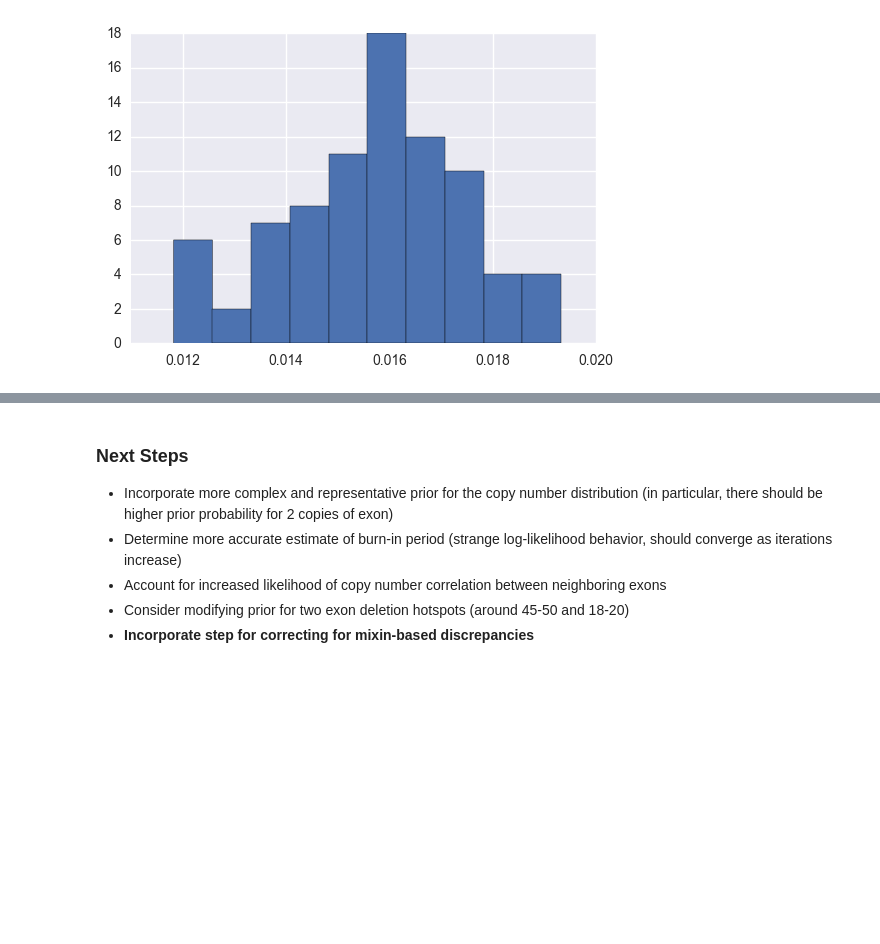
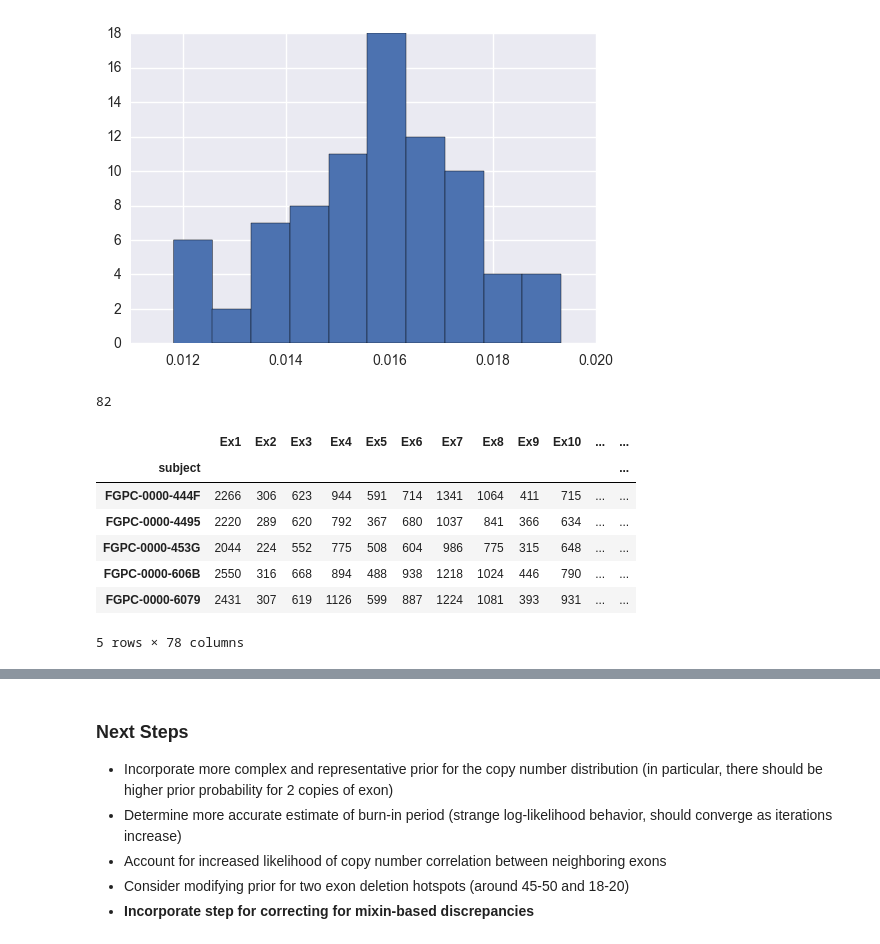
Before and after one commit to vkozareva/geneCNV, a Jupyter notebook: notebooks/intensities_prior_determination.ipynb, the cells around one changed output, grey strips where cells are left out. Cells and saved outputs as stored; diff of their text form; code cells hidden in the pictures; blank space fills up the shorter version.

```diff
--- a/notebooks/intensities_prior_determination.ipynb
+++ b/notebooks/intensities_prior_determination.ipynb
@@ -418,3 +422,17 @@ plt.hist(control_norm.Ex15)
          0.01932165]),
  <a list of 10 Patch objects>)
 [figure]
+# %%
+print len(control_grouped)
+gp_control = np.array(control_grouped.values).astype(float)
+control_grouped.head()
+# %% [output]
+82
+|  | Ex1 | Ex2 | Ex3 | Ex4 | Ex5 | Ex6 | Ex7 | Ex8 | Ex9 | Ex10 | ... | ... |
+| subject |  |  |  |  |  |  |  |  |  |  |  | ... |
+| FGPC-0000-444F | 2266 | 306 | 623 | 944 | 591 | 714 | 1341 | 1064 | 411 | 715 | ... | ... |
+| FGPC-0000-4495 | 2220 | 289 | 620 | 792 | 367 | 680 | 1037 | 841 | 366 | 634 | ... | ... |
+| FGPC-0000-453G | 2044 | 224 | 552 | 775 | 508 | 604 | 986 | 775 | 315 | 648 | ... | ... |
+| FGPC-0000-606B | 2550 | 316 | 668 | 894 | 488 | 938 | 1218 | 1024 | 446 | 790 | ... | ... |
+| FGPC-0000-6079 | 2431 | 307 | 619 | 1126 | 599 | 887 | 1224 | 1081 | 393 | 931 | ... | ... |
+5 rows × 78 columns
```
Also changed, not shown: parts of 16 cells of this notebook.
